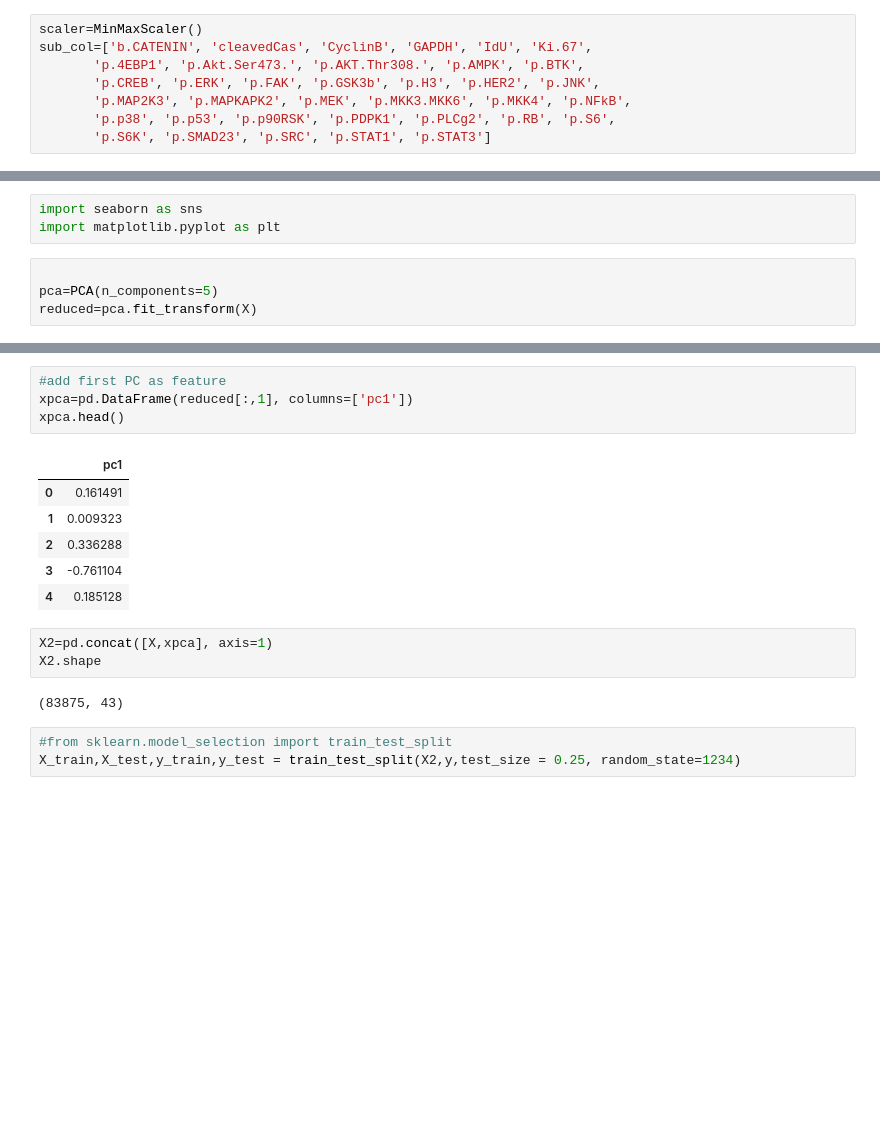
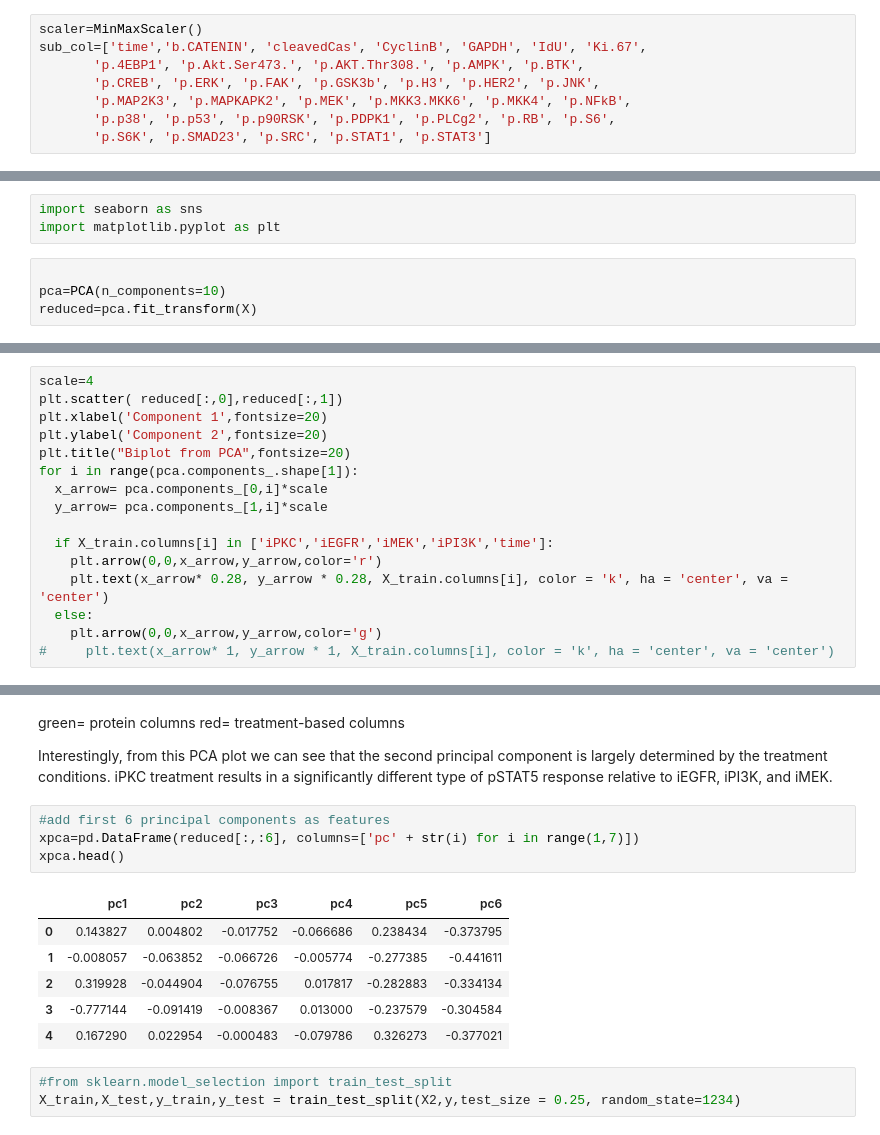
Before and after one commit to jtwang1027/cancer_omics, a Jupyter notebook: 2A_elastic_net.ipynb, the cells around one changed output, grey strips where cells are left out. Cells and saved outputs as stored; diff of their text form; blank space fills up the shorter version.

```diff
--- a/2A_elastic_net.ipynb
+++ b/2A_elastic_net.ipynb
@@ -31,7 +33,7 @@ X= au.drop(['p.STAT5'], axis=1)
 y= au['p.STAT5']
 # %%
 scaler=MinMaxScaler()
-sub_col=['b.CATENIN', 'cleavedCas', 'CyclinB', 'GAPDH', 'IdU', 'Ki.67',
+sub_col=['time','b.CATENIN', 'cleavedCas', 'CyclinB', 'GAPDH', 'IdU', 'Ki.67',
        'p.4EBP1', 'p.Akt.Ser473.', 'p.AKT.Thr308.', 'p.AMPK', 'p.BTK',
        'p.CREB', 'p.ERK', 'p.FAK', 'p.GSK3b', 'p.H3', 'p.HER2', 'p.JNK',
        'p.MAP2K3', 'p.MAPKAPK2', 'p.MEK', 'p.MKK3.MKK6', 'p.MKK4', 'p.NFkB',
@@ -91,7 +87,7 @@ import seaborn as sns
 import matplotlib.pyplot as plt
 # %%
 
-pca=PCA(n_components=5)
+pca=PCA(n_components=10)
 reduced=pca.fit_transform(X)
 # %%
 g=sns.barplot(x= ["PC:" + str(w+1) for w in range(len(pca.explained_variance_ratio_))] ,y=pca.explained_variance_ratio_)
@@ -106,0 +101,16 @@ Most of the variance is explained by 1 component
+# %%
+scale=4
+plt.scatter( reduced[:,0],reduced[:,1])
+plt.xlabel('Component 1',fontsize=20)
+plt.ylabel('Component 2',fontsize=20)
+plt.title("Biplot from PCA",fontsize=20)
+for i in range(pca.components_.shape[1]):
+  x_arrow= pca.components_[0,i]*scale
+  y_arrow= pca.components_[1,i]*scale
+
+  if X_train.columns[i] in ['iPKC','iEGFR','iMEK','iPI3K','time']:
+    plt.arrow(0,0,x_arrow,y_arrow,color='r')
+    plt.text(x_arrow* 0.28, y_arrow * 0.28, X_train.columns[i], color = 'k', ha = 'center', va = 'center')
+  else:
+    plt.arrow(0,0,x_arrow,y_arrow,color='g')
+#     plt.text(x_arrow* 1, y_arrow * 1, X_train.columns[i], color = 'k', ha = 'center', va = 'center')
@@ -107,19 +119,19 @@ Most of the variance is explained by 1 component
+# %% [markdown]
+green= protein columns
+red= treatment-based columns
+
+Interestingly, from this PCA plot we can see that the second principal component is largely determined by the treatment conditions. iPKC treatment results in a significantly different type of pSTAT5 response relative to iEGFR, iPI3K, and iMEK.
 # %%
-#add first PC as feature
-xpca=pd.DataFrame(reduced[:,1], columns=['pc1'])
+#add first 6 principal components as features
+xpca=pd.DataFrame(reduced[:,:6], columns=['pc' + str(i) for i in range(1,7)])
 xpca.head()
 # %% [output]
-|  | pc1 |
-| 0 | 0.161491 |
-| 1 | 0.009323 |
-| 2 | 0.336288 |
-| 3 | -0.761104 |
-| 4 | 0.185128 |
+|  | pc1 | pc2 | pc3 | pc4 | pc5 | pc6 |
+| 0 | 0.143827 | 0.004802 | -0.017752 | -0.066686 | 0.238434 | -0.373795 |
+| 1 | -0.008057 | -0.063852 | -0.066726 | -0.005774 | -0.277385 | -0.441611 |
+| 2 | 0.319928 | -0.044904 | -0.076755 | 0.017817 | -0.282883 | -0.334134 |
+| 3 | -0.777144 | -0.091419 | -0.008367 | 0.013000 | -0.237579 | -0.304584 |
+| 4 | 0.167290 | 0.022954 | -0.000483 | -0.079786 | 0.326273 | -0.377021 |
-# %%
-X2=pd.concat([X,xpca], axis=1)
-X2.shape
-# %% [output]
-(83875, 43)
 # %%
 #from sklearn.model_selection import train_test_split
 X_train,X_test,y_train,y_test = train_test_split(X2,y,test_size = 0.25, random_state=1234)
```
Also changed, not shown: parts of 7 cells of this notebook.
